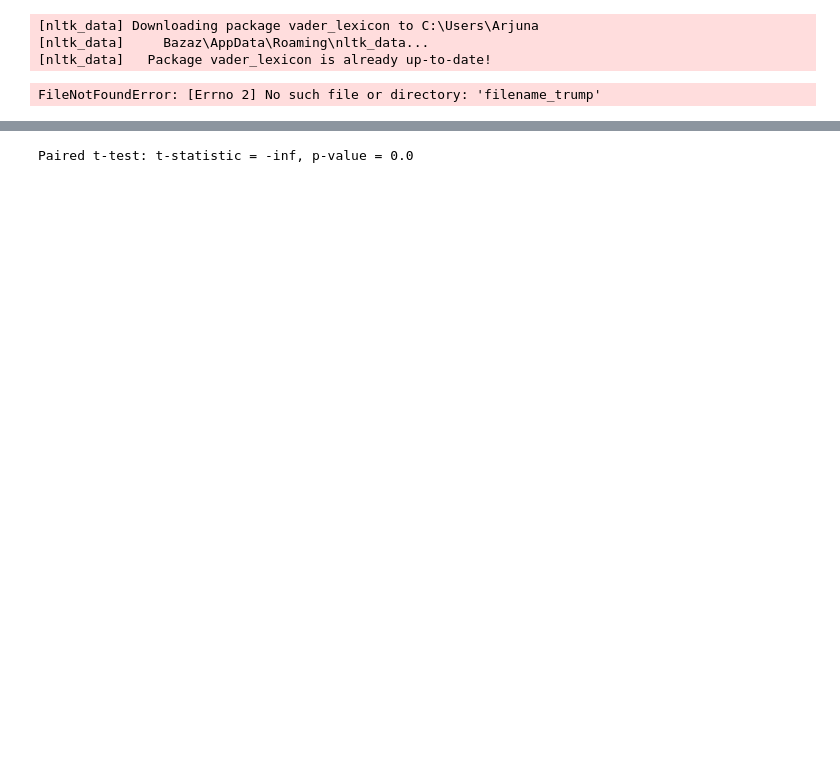
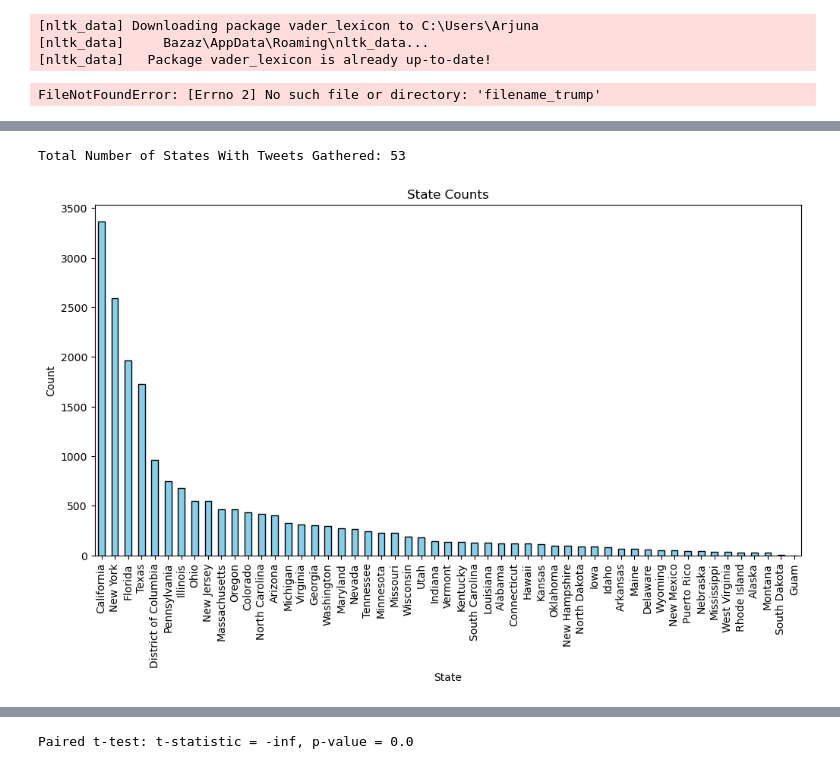
Before and after one commit to ArjunaBazaz/CS3_2020_Presidential_Approval_Rating_Analysis, a Jupyter notebook: debate_sentiment_analysis.ipynb, the cells around one changed output, grey strips where cells are left out. Saved outputs shown, nothing was run; the diff lists cells and outputs as text; code cells hidden in the pictures; blank space fills up the shorter version.

```diff
--- a/debate_sentiment_analysis.ipynb
+++ b/debate_sentiment_analysis.ipynb
@@ -28,0 +69,17 @@ FileNotFoundError: [Errno 2] No such file or directory: 'filename_trump'
+# %%
+df = pd.read_csv("compressed_data.csv\debate_tweets_cleaned.csv")
+
+state_counts = df[df['country'].str.contains('United States', case=False, na=False)]['state'].value_counts()
+print("Total Number of States With Tweets Gathered:", len(state_counts))
+
+plt.figure(figsize=(12, 6))
+state_counts.plot(kind='bar', color='skyblue', edgecolor='black')
+
+plt.xlabel('State')
+plt.ylabel('Count')
+plt.title('State Counts')
+plt.xticks(rotation=90)
+plt.show()
+# %% [output]
+Total Number of States With Tweets Gathered: 53
+[figure, added]
```
Also changed, not shown: parts of 5 cells of this notebook, 1 other file.
